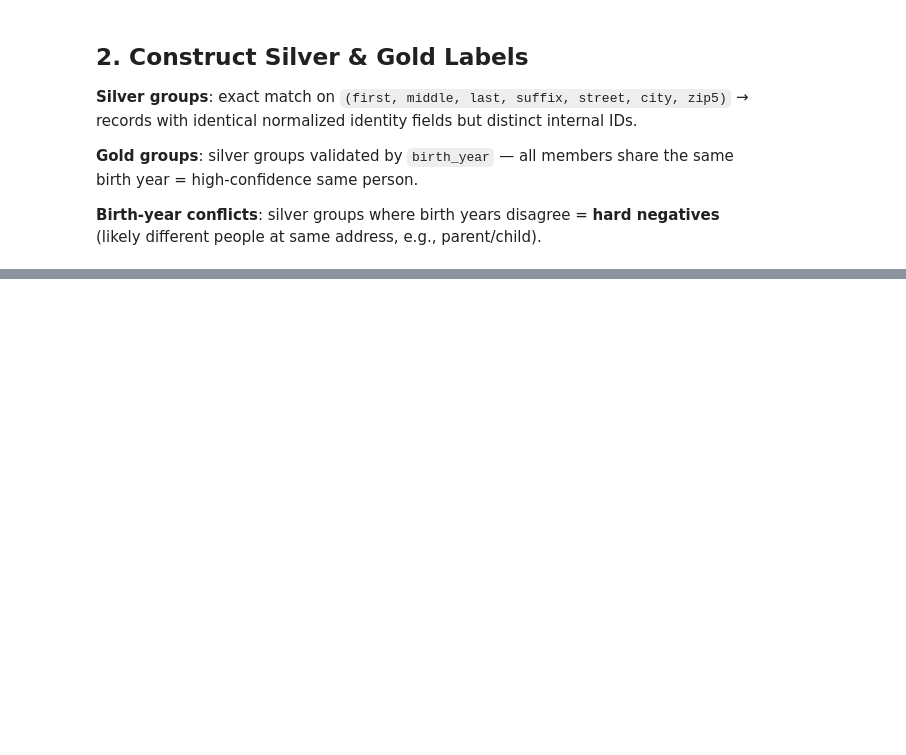
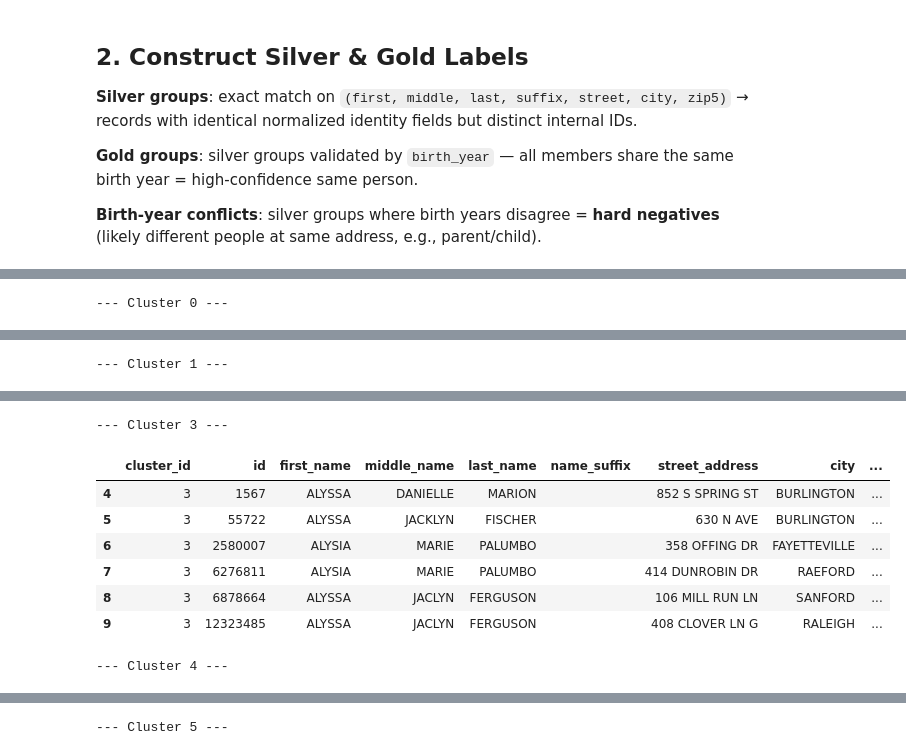
Before and after one commit to Erdos-Projects/spring-2026-deep-learning-fragmented-id-resolution, a Jupyter notebook: pipeline.ipynb, the cells around one changed output, grey strips where cells are left out. Drawn from its saved outputs; the diff is of its cells as text; code cells hidden in the pictures; blank space fills up the shorter version.

```diff
--- a/pipeline.ipynb
+++ b/pipeline.ipynb
@@ -677,0 +809,14 @@ This pipeline implements:
+# %%
+clusters_df, scored_pairs_df = find_duplicates_with_baseline(
+    input_path="ncvoters.tsv",
+    model_path=BASELINE_MODEL_PATH,
+    output_path="ncvoters_duplicates.tsv",
+    threshold=DEPLOYMENT_THRESHOLD,
+    max_block_size=500,
+    max_pairs_per_block=200,
+    score_batch_size=50_000,
+)
+
+print()
+print("Top 10 highest-confidence duplicate pairs:")
+display(scored_pairs_df.head(10))
@@ -677,0 +839,16 @@ This pipeline implements:
+# %%
+if len(clusters_df) > 0:
+    display_fields = [
+        "cluster_id", "id", "first_name", "middle_name", "last_name",
+        "name_suffix", "street_address", "city", "zip5", "birth_year",
+    ]
+    available = [field for field in display_fields if field in clusters_df.columns]
+
+    for cluster_id in clusters_df["cluster_id"].unique()[:5]:
+        print()
+        print(f"--- Cluster {cluster_id} ---")
+        display(clusters_df[clusters_df["cluster_id"] == cluster_id][available])
+else:
+    print("No duplicate clusters found at this threshold.")
+# %% [output]
+--- Cluster 0 ---
@@ -677,0 +858 @@ This pipeline implements:
+--- Cluster 1 ---
@@ -677,0 +862,9 @@ This pipeline implements:
+--- Cluster 3 ---
+|  | cluster_id | id | first_name | middle_name | last_name | name_suffix | street_address | city | ... |
+| 4 | 3 | 1567 | ALYSSA | DANIELLE | MARION |  | 852 S SPRING ST | BURLINGTON | ... |
+| 5 | 3 | 55722 | ALYSSA | JACKLYN | FISCHER |  | 630 N AVE | BURLINGTON | ... |
+| 6 | 3 | 2580007 | ALYSIA | MARIE | PALUMBO |  | 358 OFFING DR | FAYETTEVILLE | ... |
+| 7 | 3 | 6276811 | ALYSIA | MARIE | PALUMBO |  | 414 DUNROBIN DR | RAEFORD | ... |
+| 8 | 3 | 6878664 | ALYSSA | JACLYN | FERGUSON |  | 106 MILL RUN LN | SANFORD | ... |
+| 9 | 3 | 12323485 | ALYSSA | JACLYN | FERGUSON |  | 408 CLOVER LN G | RALEIGH | ... |
+--- Cluster 4 ---
@@ -677,0 +874 @@ This pipeline implements:
+--- Cluster 5 ---
```
Also changed, not shown: parts of 77 cells of this notebook, 13 other files.
